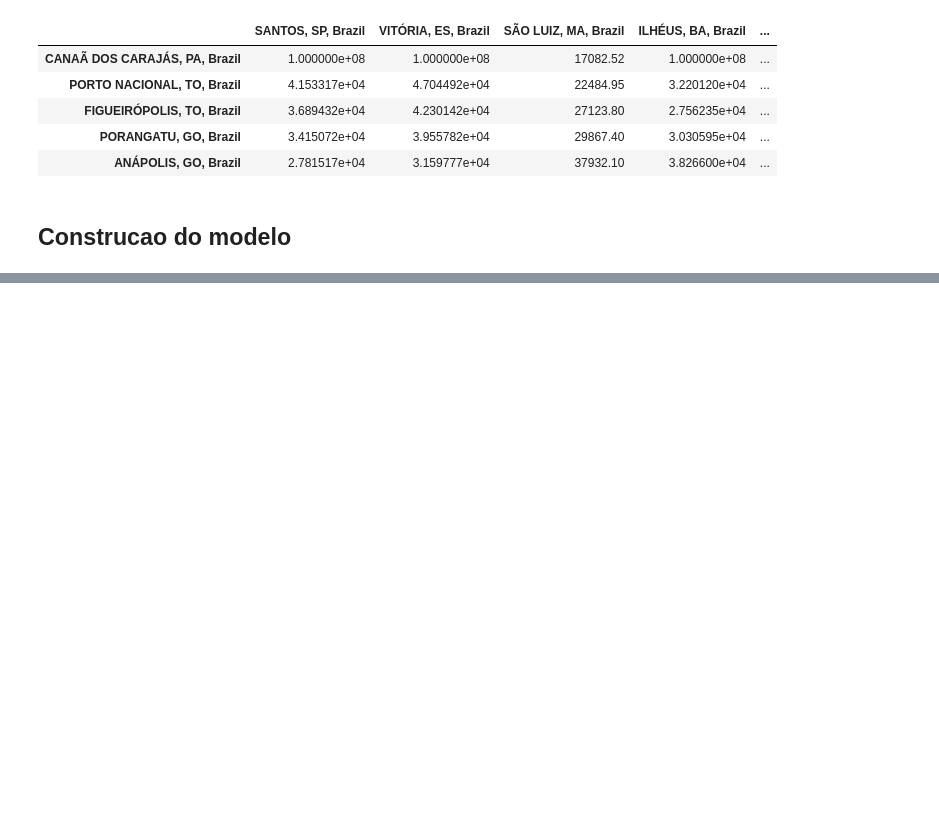
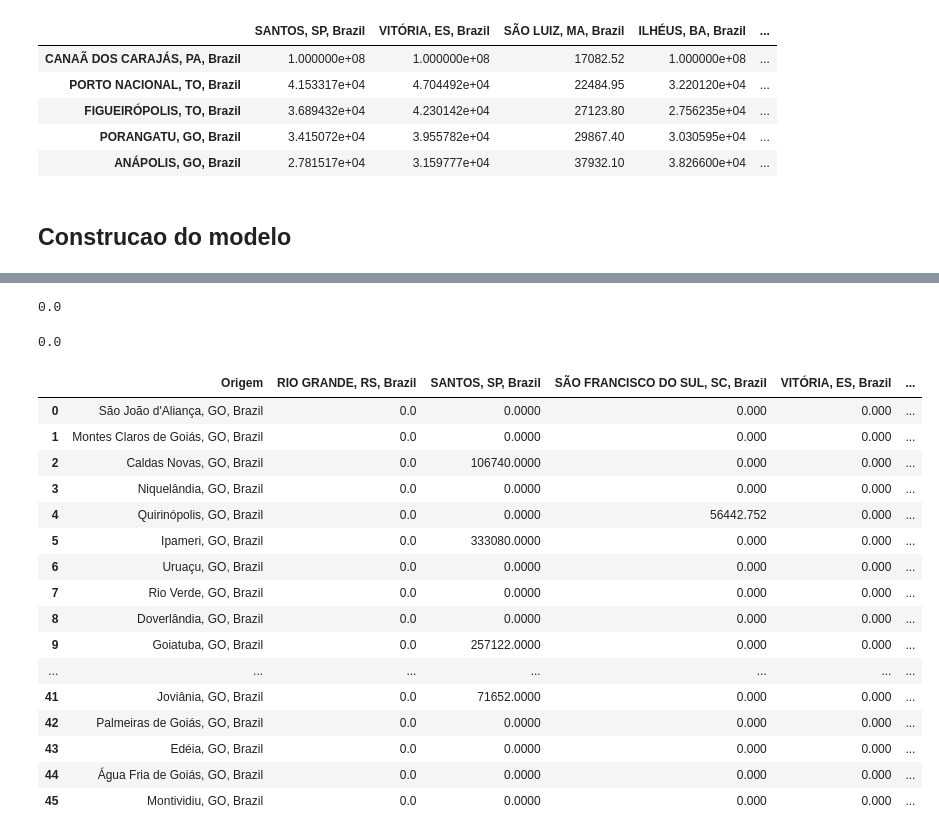
Before and after one commit to LucasGabriel-CP/CoisasIC, a Jupyter notebook: exact_models/ibge_sol.ipynb, the cells around one changed output, grey strips where cells are left out. Drawn from its saved outputs; the diff is of its cells as text; code cells hidden in the pictures; blank space fills up the shorter version.

```diff
--- a/exact_models/ibge_sol.ipynb
+++ b/exact_models/ibge_sol.ipynb
@@ -221,0 +320,13 @@ m.setObjectiveN(
+# %%
+X[('Paraúna, GO, Brazil', 'VITÓRIA, ES, Brazil')].x
+# %% [output]
+0.0
+# %%
+df_ans = pd.DataFrame()
+writer = pd.ExcelWriter('../dados/ibge_origem_transbordo_result.xlsx', engine='xlsxwriter')
+# %%
+df_ans['Origem'] = N
+# %%
+X[(i, j)].x
+# %% [output]
+0.0
@@ -221,0 +341,20 @@ m.setObjectiveN(
+# %%
+df_ans
+# %% [output]
+|  | Origem | RIO GRANDE, RS, Brazil | SANTOS, SP, Brazil | SÃO FRANCISCO DO SUL, SC, Brazil | VITÓRIA, ES, Brazil | ... |
+| 0 | São João d'Aliança, GO, Brazil | 0.0 | 0.0000 | 0.000 | 0.000 | ... |
+| 1 | Montes Claros de Goiás, GO, Brazil | 0.0 | 0.0000 | 0.000 | 0.000 | ... |
+| 2 | Caldas Novas, GO, Brazil | 0.0 | 106740.0000 | 0.000 | 0.000 | ... |
+| 3 | Niquelândia, GO, Brazil | 0.0 | 0.0000 | 0.000 | 0.000 | ... |
+| 4 | Quirinópolis, GO, Brazil | 0.0 | 0.0000 | 56442.752 | 0.000 | ... |
+| 5 | Ipameri, GO, Brazil | 0.0 | 333080.0000 | 0.000 | 0.000 | ... |
+| 6 | Uruaçu, GO, Brazil | 0.0 | 0.0000 | 0.000 | 0.000 | ... |
+| 7 | Rio Verde, GO, Brazil | 0.0 | 0.0000 | 0.000 | 0.000 | ... |
+| 8 | Doverlândia, GO, Brazil | 0.0 | 0.0000 | 0.000 | 0.000 | ... |
+| 9 | Goiatuba, GO, Brazil | 0.0 | 257122.0000 | 0.000 | 0.000 | ... |
+| ... | ... | ... | ... | ... | ... | ... |
+| 41 | Joviânia, GO, Brazil | 0.0 | 71652.0000 | 0.000 | 0.000 | ... |
+| 42 | Palmeiras de Goiás, GO, Brazil | 0.0 | 0.0000 | 0.000 | 0.000 | ... |
+| 43 | Edéia, GO, Brazil | 0.0 | 0.0000 | 0.000 | 0.000 | ... |
+| 44 | Água Fria de Goiás, GO, Brazil | 0.0 | 0.0000 | 0.000 | 0.000 | ... |
+| 45 | Montividiu, GO, Brazil | 0.0 | 0.0000 | 0.000 | 0.000 | ... |
```
Also changed, not shown: parts of 33 cells of this notebook, 4 other files.
